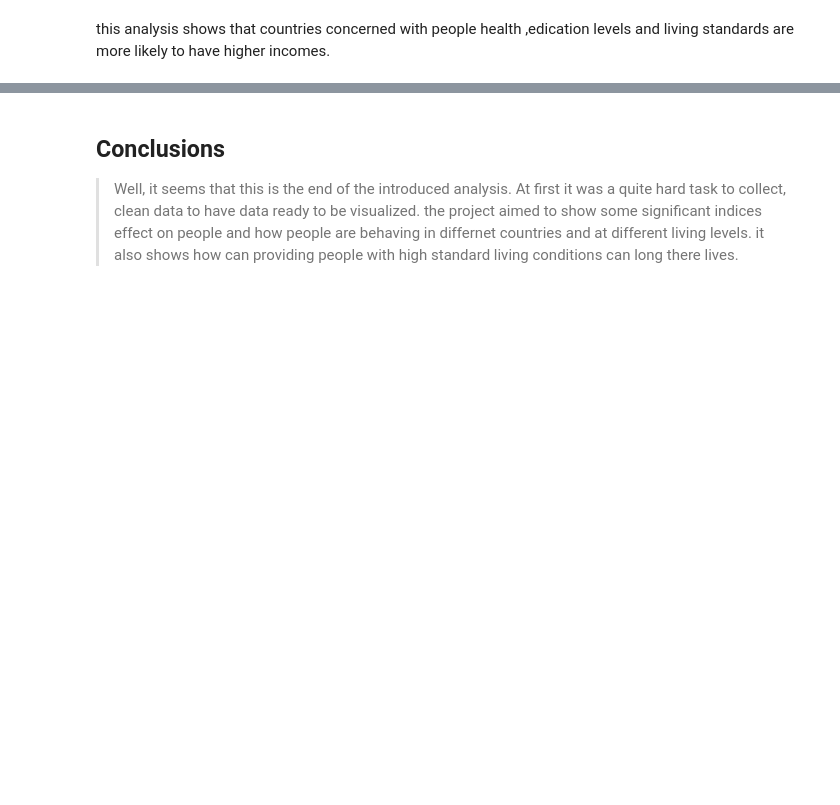
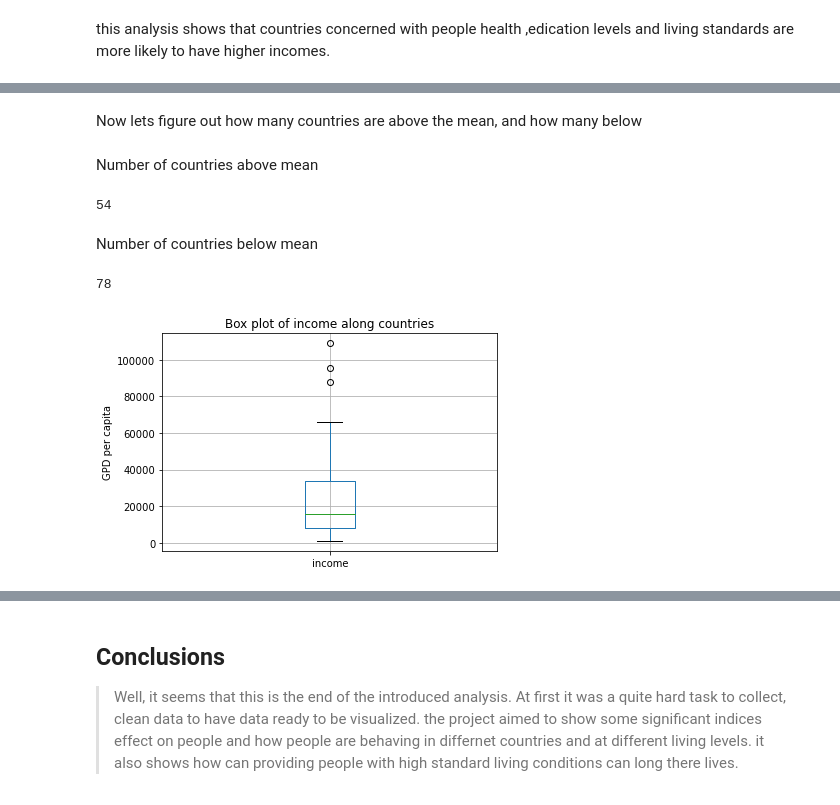
Before and after one commit to tarekanwer/Gapminder-World, a Jupyter notebook: code.ipynb, the cells around one changed output, grey strips where cells are left out. Cells and saved outputs as stored; diff of their text form; code cells hidden in the pictures; blank space fills up the shorter version.

```diff
--- a/code.ipynb
+++ b/code.ipynb
@@ -248,0 +308,2 @@ this analysis shows that countries concerned with people health ,edication level
+# %% [markdown]
+Now lets figure out how many countries are above the mean, and how many below
@@ -248,0 +312,18 @@ this analysis shows that countries concerned with people health ,edication level
+# %% [markdown]
+Number of countries above mean
+# %%
+len(df.query('income > {}'.format(avg)))
+# %% [output]
+54
+# %% [markdown]
+Number of countries below mean
+# %%
+len(df.query('income < {}'.format(avg)))
+# %% [output]
+78
+# %%
+plt.title('Box plot of income along countries')
+plt.ylabel('GPD per capita')
+df.boxplot(column = 'income');
+# %% [output]
+[figure, added]
```
Also changed, not shown: parts of 30 cells of this notebook.
